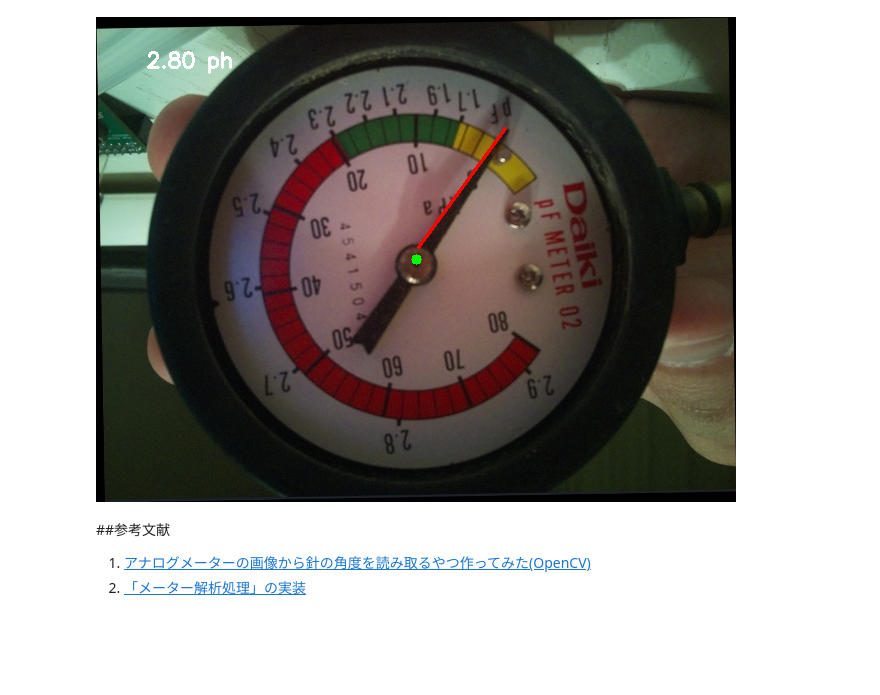
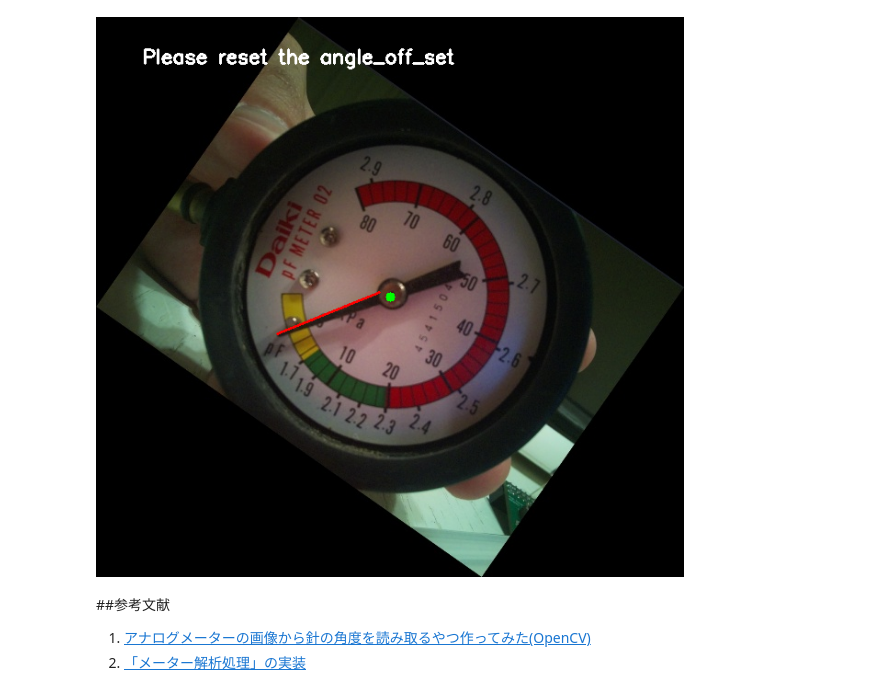
Before and after one commit to 1900690/analog-meter-reading, a Jupyter notebook: analog_meter_reading.ipynb, the cells around one changed output. Cells and saved outputs as stored; diff of their text form; code cells hidden in the pictures; blank space fills up the shorter version.

```diff
--- a/analog_meter_reading.ipynb
+++ b/analog_meter_reading.ipynb
@@ -53,40 +53,45 @@ center = (img.shape[1] // 2, img.shape[0] // 2)
 longest_line = None
 max_length = 0
 angle = None
-angle_off_set=-25
+angle_off_set=-49#-25
 angle_correction=180
 
 if lines is not None:
     for line in lines:
         x1, y1, x2, y2 = line[0]
         length = math.sqrt((x2 - x1) ** 2 + (y2 - y1) ** 2)
 
         # メーターの中心に最も近い点を始点として考える
         if math.sqrt((x1 - center[0]) ** 2 + (y1 - center[1]) ** 2) < math.sqrt((x2 - center[0]) ** 2 + (y2 - center[1]) ** 2):
             start_x, start_y, end_x, end_y = x1, y1, x2, y2
         else:
             start_x, start_y, end_x, end_y = x2, y2, x1, y1
 
         # メーターの中心からの線のみを考慮
         if length > max_length and math.sqrt((start_x - center[0]) ** 2 + (start_y - center[1]) ** 2) < 50:
             max_length = length
             longest_line = (start_x, start_y, end_x, end_y)
             angle = math.degrees(math.atan2(center[1] - end_y, end_x - center[0]))+angle_off_set+angle_correction
             Kpa=8/27*angle
-            PH=math.log10(Kpa*10.197)
+            if Kpa * 10.197 > 0:
+              PH=math.log10(Kpa*10.197)
+            else:
+              PH=-1
 
 # 針を描画
 if longest_line:
     start_x, start_y, end_x, end_y = longest_line
     cv2.line(img, (start_x, start_y), (end_x, end_y), (0, 0, 255), 2)
     cv2.circle(img, center, 5, (0, 255, 0), -1)
     if angle_off_set is not None:
+      if PH >0:
         cv2.putText(img, f"{PH:.2f} ph", (50, 50), cv2.FONT_HERSHEY_SIMPLEX, 0.7, (255, 255, 255), 2)
-
+      else:
+        cv2.putText(img, f"Please reset the angle_off_set", (50, 50), cv2.FONT_HERSHEY_SIMPLEX, 0.7, (255, 255, 255), 2)
 # 結果の表示
 cv2_imshow(img)
 # %% [output]
-[figure, old version]
+[figure, new version]
 # %% [markdown]
 ##参考文献
 
```
